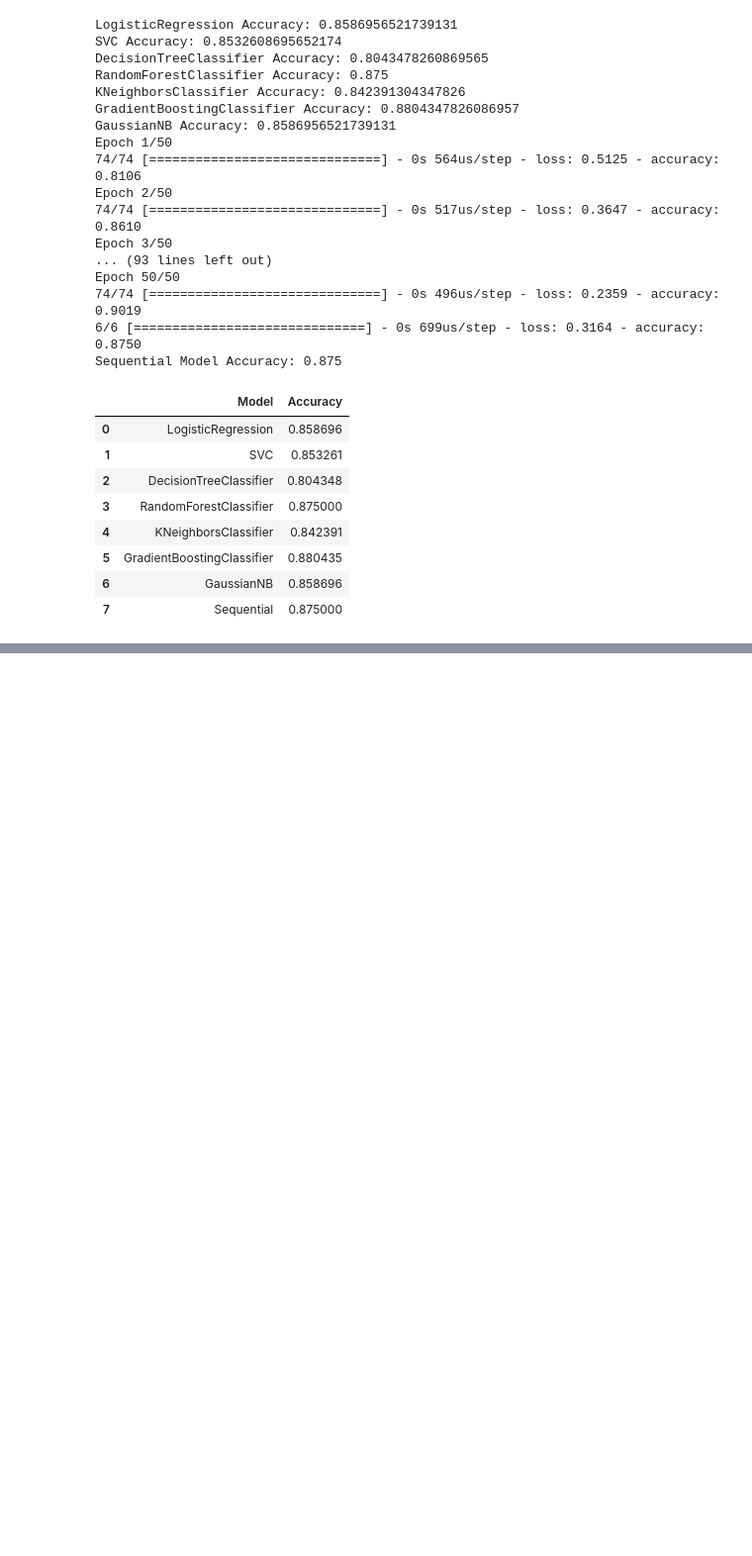
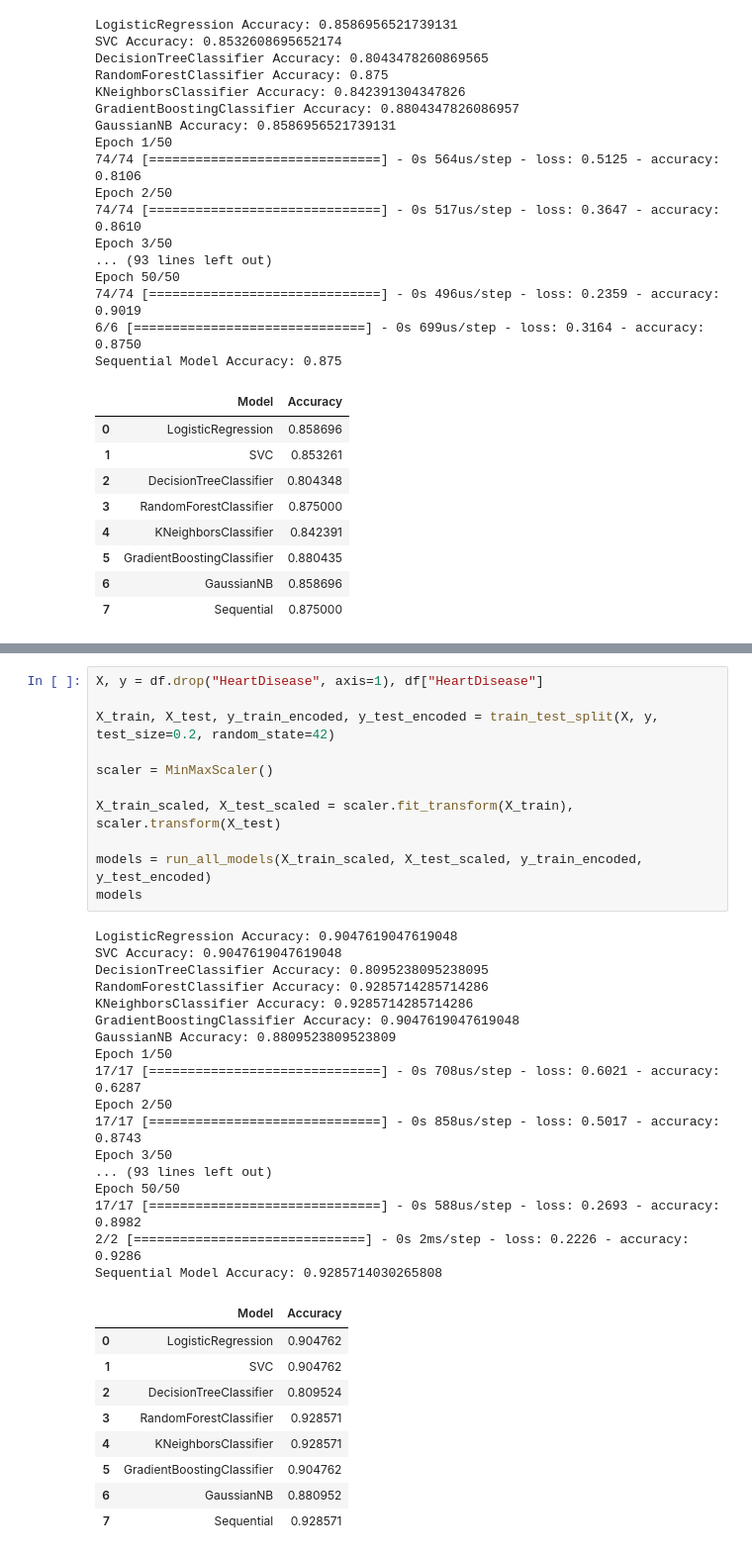
Before and after one commit to MaukanMir/Heart-Failure-Classification, a Jupyter notebook: training.ipynb, the cells around one changed output, grey strips where cells are left out. Shown: that part at 99% size. Drawn from its saved outputs; the diff is of its cells as text; blank space fills up the shorter version.

```diff
--- a/training.ipynb
+++ b/training.ipynb
@@ -288,0 +333,38 @@ Sequential Model Accuracy: 0.875
+# %%
+X, y = df.drop("HeartDisease", axis=1), df["HeartDisease"]
+
+X_train, X_test, y_train_encoded, y_test_encoded = train_test_split(X, y, test_size=0.2, random_state=42)
+
+scaler = MinMaxScaler()
+
+X_train_scaled, X_test_scaled = scaler.fit_transform(X_train), scaler.transform(X_test)
+
+models = run_all_models(X_train_scaled, X_test_scaled, y_train_encoded, y_test_encoded)
+models
+# %% [output]
+LogisticRegression Accuracy: 0.9047619047619048
+SVC Accuracy: 0.9047619047619048
+DecisionTreeClassifier Accuracy: 0.8095238095238095
+RandomForestClassifier Accuracy: 0.9285714285714286
+KNeighborsClassifier Accuracy: 0.9285714285714286
+GradientBoostingClassifier Accuracy: 0.9047619047619048
+GaussianNB Accuracy: 0.8809523809523809
+Epoch 1/50
+17/17 [==============================] - 0s 708us/step - loss: 0.6021 - accuracy: 0.6287
+Epoch 2/50
+17/17 [==============================] - 0s 858us/step - loss: 0.5017 - accuracy: 0.8743
+Epoch 3/50
+... (93 lines left out)
+Epoch 50/50
+17/17 [==============================] - 0s 588us/step - loss: 0.2693 - accuracy: 0.8982
+2/2 [==============================] - 0s 2ms/step - loss: 0.2226 - accuracy: 0.9286
+Sequential Model Accuracy: 0.9285714030265808
+|  | Model | Accuracy |
+| 0 | LogisticRegression | 0.904762 |
+| 1 | SVC | 0.904762 |
+| 2 | DecisionTreeClassifier | 0.809524 |
+| 3 | RandomForestClassifier | 0.928571 |
+| 4 | KNeighborsClassifier | 0.928571 |
+| 5 | GradientBoostingClassifier | 0.904762 |
+| 6 | GaussianNB | 0.880952 |
+| 7 | Sequential | 0.928571 |
```
Also changed, not shown: parts of 2 cells of this notebook.
